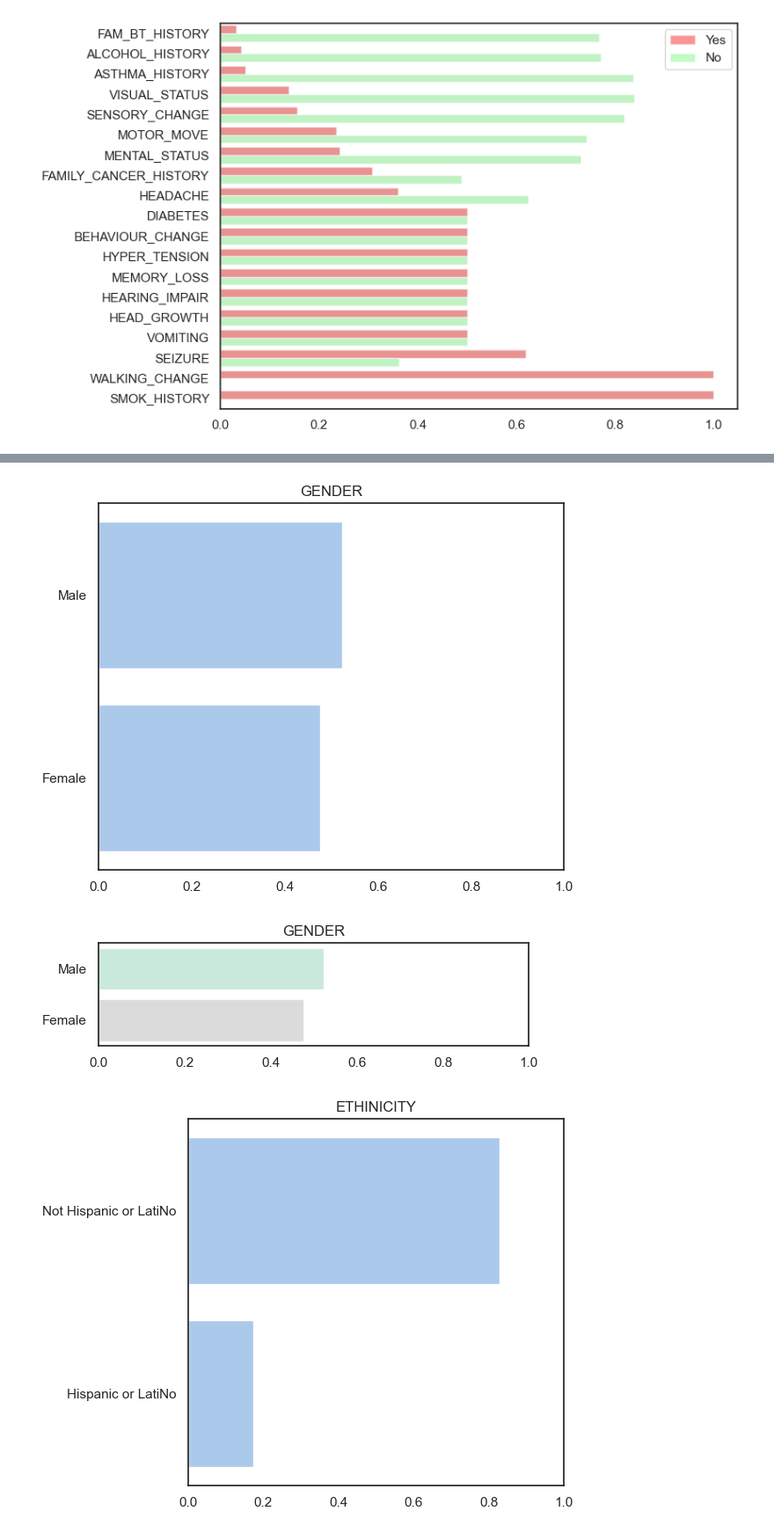
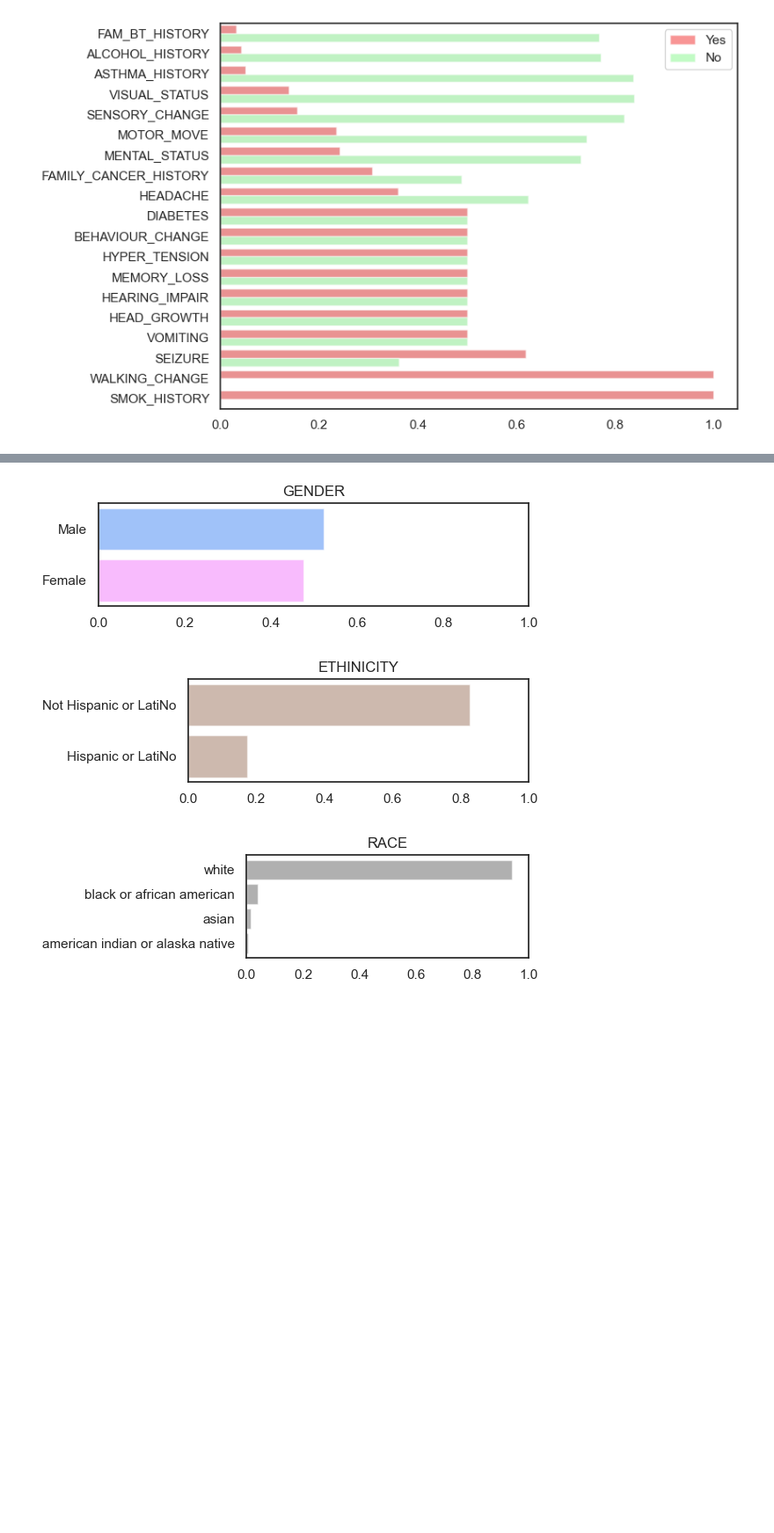
Before and after one commit to andreeriga/Scientific-Visualization-Magistrale, a Jupyter notebook: notebooks/brain.ipynb, the cells around one changed output, grey strips where cells are left out. Shown at 88% size. Cells and saved outputs as stored; diff of their text form; code cells hidden in the pictures; blank space fills up the shorter version.

Commit message:
Fixed colors into brain graphs

```diff
--- a/notebooks/brain.ipynb
+++ b/notebooks/brain.ipynb
@@ -292,11 +292,14 @@ fig.write_html("grafico.html")
 df = pd.read_csv("../data/brain_tumor_dataset2.csv")[["FIRST_SYMPTOM"]]
 serie = df.value_counts(normalize=True)
 serie.sort_values(inplace=True, ascending=False)
-sns.set_color_codes("pastel")
-sns.barplot(x= serie.values, y= [x[0] for x in list(serie.index)], orient='h', color="b")
+# sns.set_color_codes("pastel")
+sns.barplot(x= serie.values, y= [x[0] for x in list(serie.index)], orient='h', color="#af58f5")
 plt.xlabel('')
 plt.ylabel('')
 plt.xlim(0, 1.0)
+ax = plt.gca()
+for patch in ax.patches:
+    patch.set_alpha(0.5)
 plt.tight_layout()
 plt.show()
 # %% [output]
@@ -304,46 +307,55 @@ plt.show()
 # %%
 df = pd.read_csv("../data/brain_tumor_dataset2.csv")[["GENDER","ETHINICITY","RACE"]]
 df = df[df["RACE"] != "Not reported"]
+colors = [
+    ("#4287f5", "#f279fc"),
+    ("#9c755f"),
+    ("#636363")
+    ]
 
-for col in df.columns:
+for i, col in enumerate(df.columns):
     serie = df[col].value_counts(normalize=True)
-    serie.sort_values(inplace=True, ascending=False)
-    sns.set_color_codes("pastel")
-    sns.barplot(x= serie.values, y= [x for x in list(serie.index)], orient='h', color="b")
-    plt.xlabel('')
-    plt.ylabel('')
-    plt.xlim(0, 1.0)
-    plt.tight_layout()
-    plt.title(col)
-    plt.show()
+    serie.sort_index(inplace=True, ascending=False)
+    # sns.set_color_codes("pastel")
+    # sns.barplot(x= serie.values, y= [x for x in list(serie.index)], orient='h', color="b")
+    # plt.xlabel('')
+    # plt.ylabel('')
+    # plt.xlim(0, 1.0)
+    # plt.tight_layout()
+    # plt.title(col)
+    # plt.show()
 
     # Matplotlib equivalente al grafico seaborn precedente
     fig, ax = plt.subplots(figsize=(6, max(2, 0.35 * len(serie))))
     labels = list(serie.index)
     values = list(serie.values)
     y_pos = np.arange(len(labels))
 
     # palette pastel
     cmap = plt.get_cmap("Pastel2")
-    colors = [cmap(i / max(1, len(labels) - 1)) for i in range(len(labels))]
 
-    bars = ax.barh(y_pos, values, color=colors, alpha=0.7)
+    bars = ax.barh(y_pos, values, color=colors[i], alpha=0.7)
     ax.set_yticks(y_pos)
     ax.set_yticklabels(labels)
     ax.invert_yaxis()  # mantengo ordine simile a seaborn
     ax.set_xlabel("")
     ax.set_ylabel("")
     ax.set_xlim(0, 1.0)
     ax.set_title(col)
     plt.tight_layout()
 
+    ax = plt.gca()
+    for patch in ax.patches:
+        patch.set_alpha(0.5)
+    plt.tight_layout()
+
     # # Annotazioni percentuali a destra delle barre
     # for bar, val in zip(bars, values):
     #     ax.text(bar.get_width() + 0.01, bar.get_y() + bar.get_height() / 2,
     #             f"{val:.1%}", va="center", fontsize=9)
 
     plt.show()
 # %% [output]
-[figure, old version]
+[figure, new version]
-[figure, old version]
+[figure, new version]
-[figure, old version]
+[figure, new version]
```
Also changed, not shown: parts of 5 cells of this notebook.
